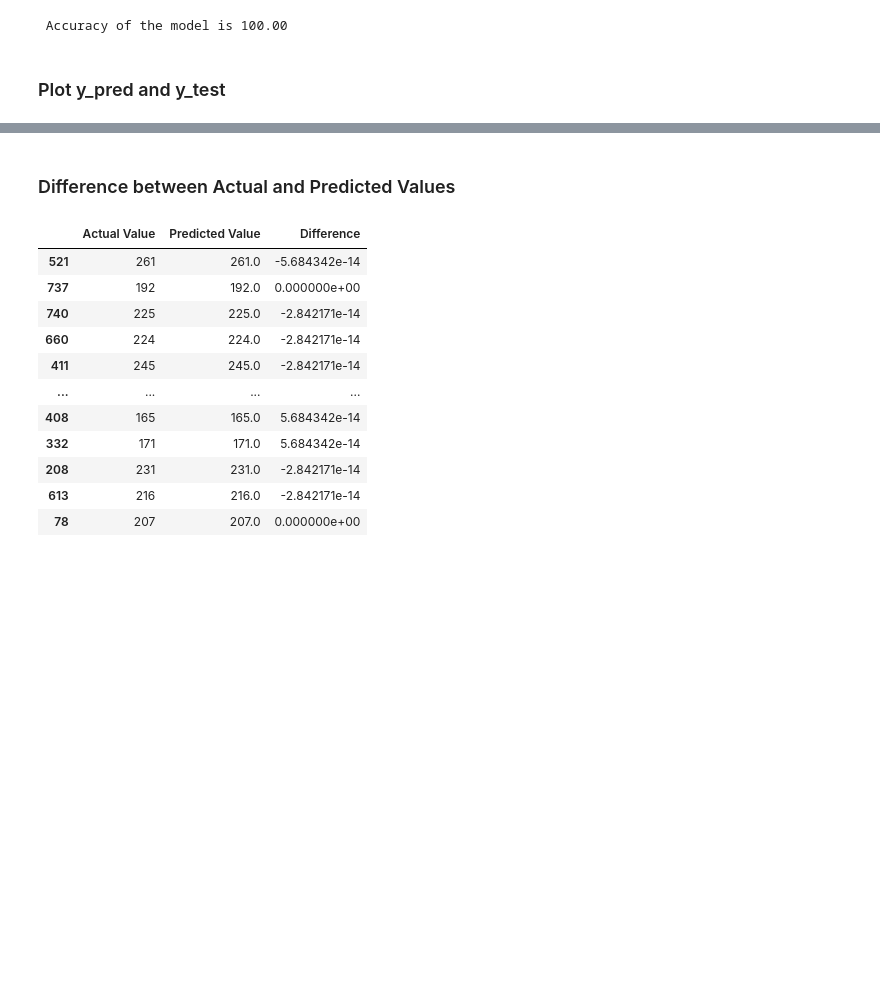
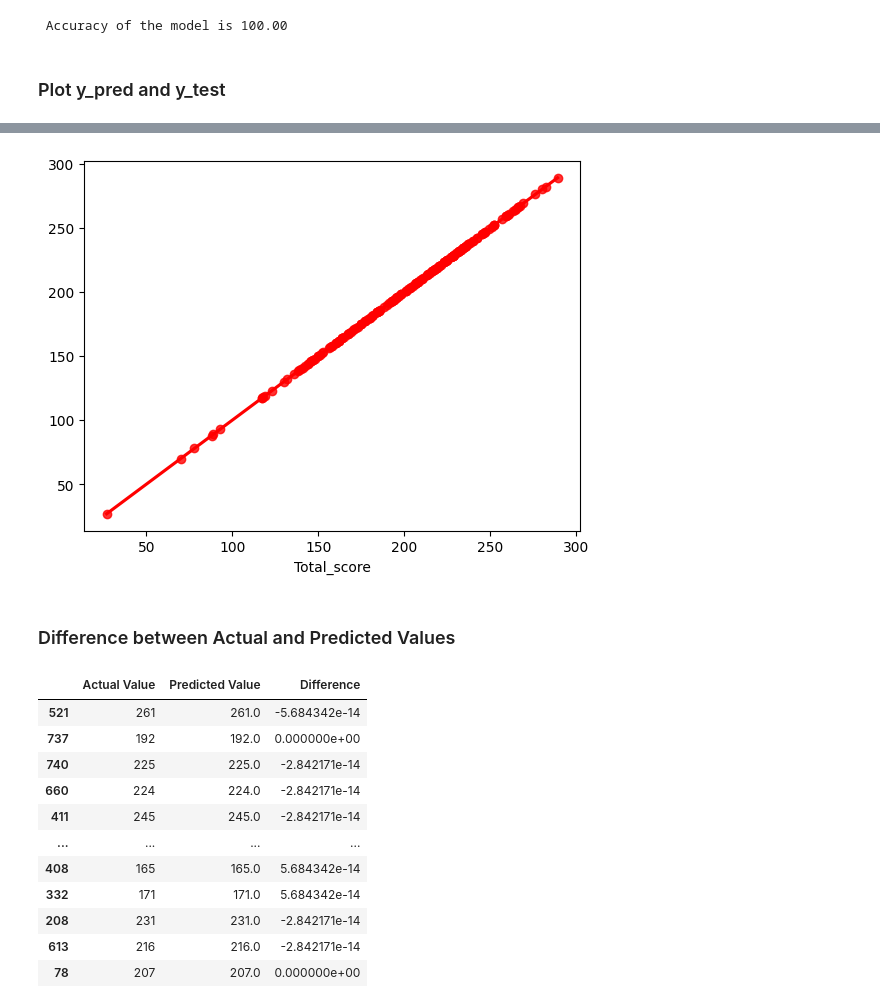
Before and after one commit to Vinanth2002/ML-Project, a Jupyter notebook: Notebook/Model Training.ipynb, the cells around one changed output, grey strips where cells are left out. Drawn from its saved outputs; the diff is of its cells as text; code cells hidden in the pictures; blank space fills up the shorter version.

```diff
--- a/Notebook/Model Training.ipynb
+++ b/Notebook/Model Training.ipynb
@@ -220,4 +221,8 @@ plt.ylabel('Predicted');
 [figure]
+# %%
+sns.regplot(x=y_test,y=y_pred,ci=None,color ='red');
+# %% [output]
+[figure, added]
 # %% [markdown]
 ### Difference between Actual and Predicted Values
 # %%
```
Also changed, not shown: parts of 3 cells of this notebook, 10 other files.
